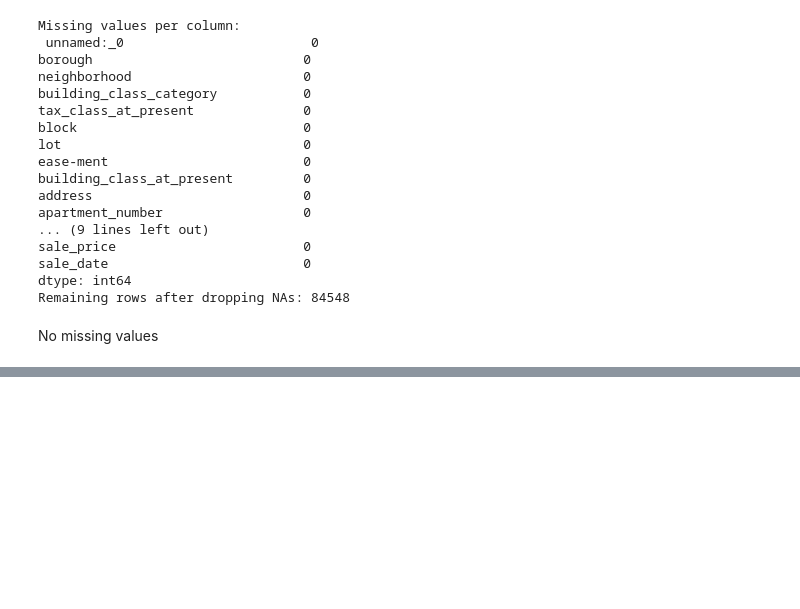
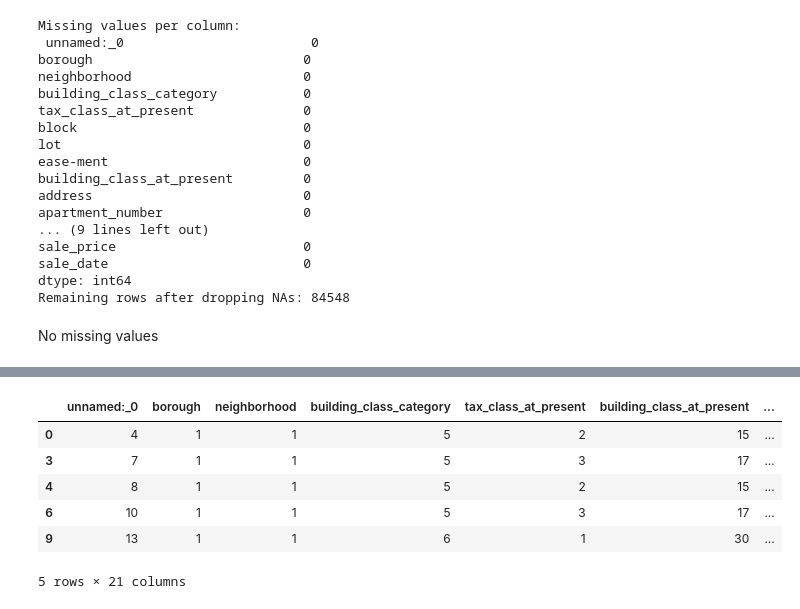
Before and after one commit to logcho/wide-deep-networks, a Jupyter notebook: explorations.ipynb, the cells around one changed output, grey strips where cells are left out. Cells and saved outputs as stored; diff of their text form; code cells hidden in the pictures; blank space fills up the shorter version.

```diff
--- a/explorations.ipynb
+++ b/explorations.ipynb
@@ -69,0 +185,11 @@ No missing values
+# %%
+# Creating the cross-product features
+
+# borough x neighborhood
+df['borough_neighborhood'] = df['borough'].astype(str) + '_' + df['neighborhood'].astype(str)
+# building_class_category x building_class_at_present
+df['building_class_cat_present'] = df['building_class_category'].astype(str) + '_' + df['building_class_at_present'].astype(str)
+# tax_class_at_present x tax_class_at_time_of_sale
+df['tax_class_interaction'] = df['tax_class_at_present'].astype(str) + '_' + df['tax_class_at_time_of_sale'].astype(str)
+# building_class_at_time_of_sale x building_age
+df['building_class_age_interaction'] = df['building_class_at_time_of_sale'].astype(str) + '_' + df['building_age'].astype(str)
@@ -69,0 +216,11 @@ No missing values
+# %%
+# Checking the new dataframe with the cross-product features
+df.head()
+# %% [output]
+|  | unnamed:_0 | borough | neighborhood | building_class_category | tax_class_at_present | building_class_at_present | ... |
+| 0 | 4 | 1 | 1 | 5 | 2 | 15 | ... |
+| 3 | 7 | 1 | 1 | 5 | 3 | 17 | ... |
+| 4 | 8 | 1 | 1 | 5 | 2 | 15 | ... |
+| 6 | 10 | 1 | 1 | 5 | 3 | 17 | ... |
+| 9 | 13 | 1 | 1 | 6 | 1 | 30 | ... |
+5 rows × 21 columns
```
Also changed, not shown: parts of 35 cells of this notebook, 2 other files.
